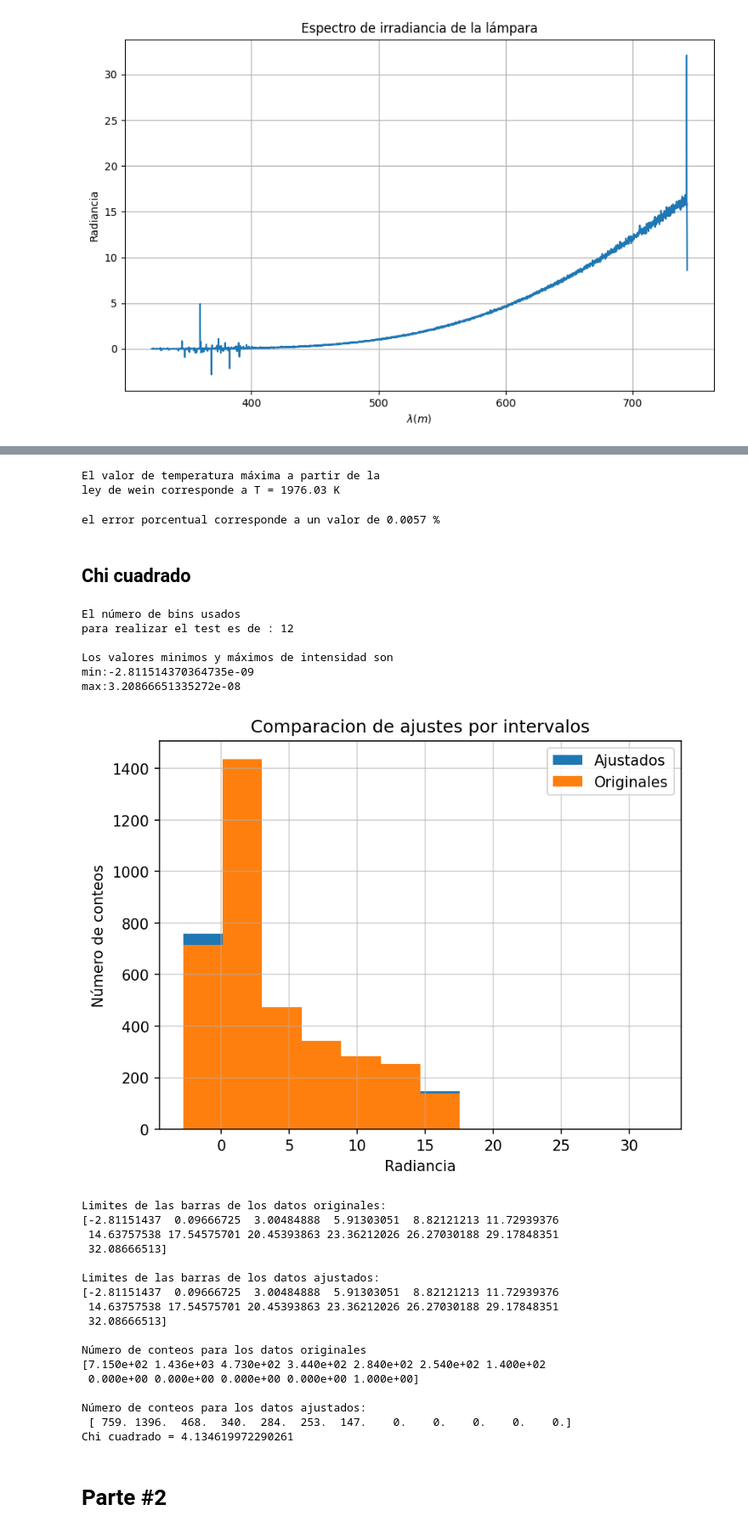
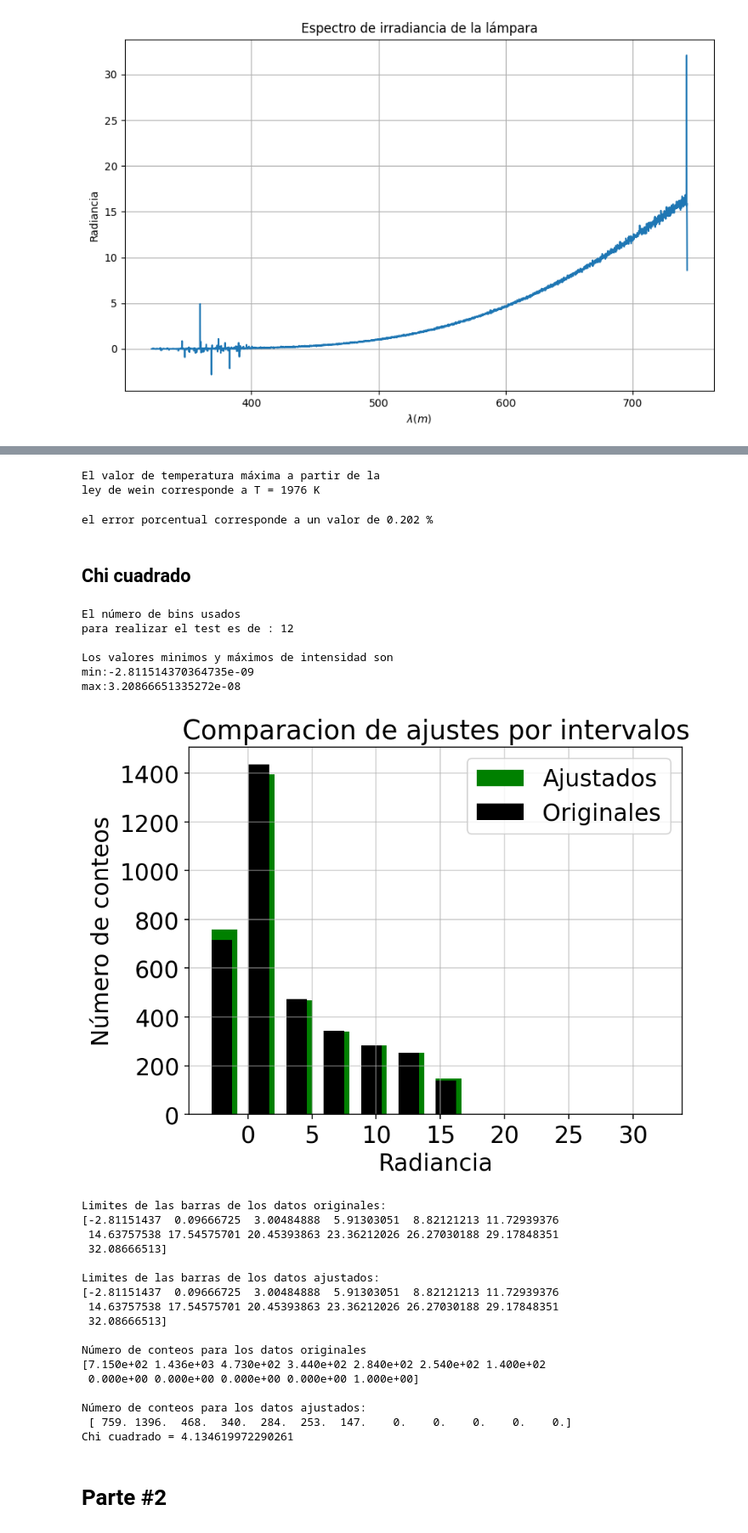
Before and after one commit to Jesus-Gamboa/Experimental_IV, a Jupyter notebook: Espectroscopía/Notebook.ipynb, the cells around one changed output, grey strips where cells are left out. Shown at 85% size. Cells and saved outputs as stored; diff of their text form; code cells hidden in the pictures.

```diff
--- a/Espectroscopía/Notebook.ipynb
+++ b/Espectroscopía/Notebook.ipynb
@@ -171,16 +229,18 @@ plt.show()
 
 #Imprimimos el valor de temperatura por aplicación de la ley de Wein
 T2 = 2898/lambda_pico * 1e3
-print(f'El valor de temperatura máxima a partir de la\nley de wein corresponde a T = {T2:.2f} K')
+
+print(f'El valor de temperatura máxima a partir de la\nley de wein corresponde a T = {T2:.0f} K')
 # %% [output]
 El valor de temperatura máxima a partir de la
-ley de wein corresponde a T = 1976.03 K
+ley de wein corresponde a T = 1976 K
 # %%
 #error porcentual
+T2 = round(T2*1e-2,2)
 ep = abs(T2 - T1)/T1 * 100
 print(f'el error porcentual corresponde a un valor de {round(ep,4)} %')
 # %% [output]
-el error porcentual corresponde a un valor de 0.0057 %
+el error porcentual corresponde a un valor de 0.202 %
 # %% [markdown]
 ## Chi cuadrado
 # %%
@@ -203,42 +263,68 @@ ymax = ymax1 if ymax1 > ymax2 else ymax2
 print(f'\nLos valores minimos y máximos de intensidad son \nmin:{ymin}\nmax:{ymax}' )
 
 #gráfica de comparación de los ajustes por intervalos
+
 plt.figure(dpi=150)
-plt.title('Comparacion de ajustes por intervalos')
+
+plt.title('Comparacion de ajustes por intervalos', fontsize = 19)
+
 # extraemos los datos de los ajustados y de los reales
-naj, baj, paj = plt.hist(Ia*1e9, bins=nbin, range=(ymin*1e9, ymax*1e9), label = 'Ajustados')
-n, b, p = plt.hist(I*1e9, bins=nbin, range=(ymin*1e9, ymax*1e9), label =('Originales'))
-plt.legend()
-plt.xlabel('Radiancia')
-plt.ylabel('Número de conteos')
+naj, baj, paj = plt.hist(Ia*1e9,
+                        bins=nbin,
+                        range=(ymin*1e9,ymax*1e9),
+                        label = 'Ajustados',
+                        color = 'green',
+                        width= 2,
+                        align = 'mid'
+                        )
+
+n, b, p = plt.hist(I*1e9,
+                   bins=nbin,
+                   range=(ymin*1e9, ymax*1e9),
+                   label =('Originales'),
+                   color = 'black',
+                   width = 1.6,
+                   align = 'mid')
+
+plt.legend(fontsize = 17)
+
+plt.xlabel('Radiancia', fontsize = 17)
+
+plt.ylabel('Número de conteos', fontsize = 17)
+
+plt.xticks(fontsize = 17)
+
+plt.yticks(fontsize = 17)
+
 plt.grid('--', alpha = 0.6)
+
 plt.savefig('Articulo\\Imagenes\\Comparación_con_barras')
+
 plt.show()
-
 #Intervalos de los conteos
 print(f'\nLimites de las barras de los datos originales:\n{b}')
 print(f'\nLimites de las barras de los datos ajustados:\n{b}')
 print(f'\nNúmero de conteos para los datos originales\n{n}')#imprimimos los datos no ajustados
 
 #función con la expresión para aplicar el test de chi cuadrado
 def chi_sqr(dathistexp, dathistaj):
     total = 0
     for exp, aj in zip(dathistexp, dathistaj):
         if aj == 0:
             continue  # ignora este caso
         total += ((exp - aj) ** 2) / aj
     return total
 
 print(f'\nNúmero de conteos para los datos ajustados:\n {naj}')
 print('Chi cuadrado =', chi_sqr(n, naj))
 # %% [output]
 El número de bins usados
 para realizar el test es de : 12
 
 Los valores minimos y máximos de intensidad son
 min:-2.811514370364735e-09
 max:3.20866651335272e-08
-[figure, old version]
+[figure, new version]
 Limites de las barras de los datos originales:
 [-2.81151437  0.09666725  3.00484888  5.91303051  8.82121213 11.72939376
  14.63757538 17.54575701 20.45393863 23.36212026 26.27030188 29.17848351
```
Also changed, not shown: parts of 8 cells of this notebook, 27 other files.
